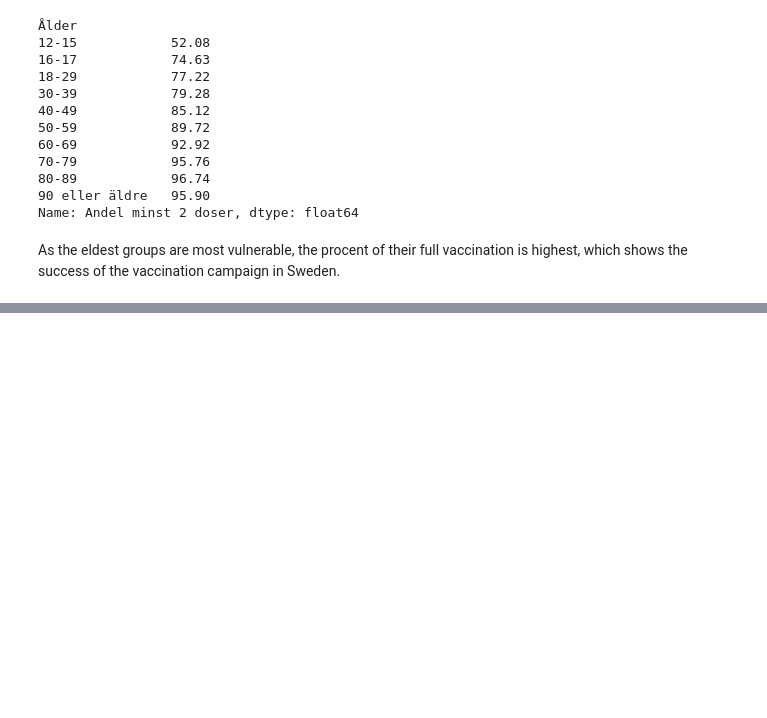
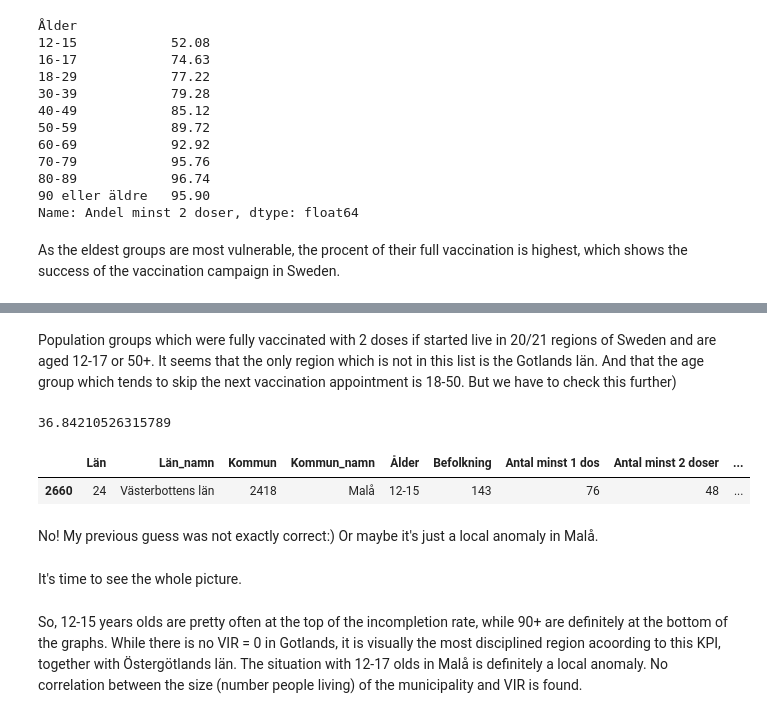
Before and after one commit to MaryKavalion/Data_Processing-Mary-Kavalionak, a Jupyter notebook: Lab-Covid19/Part 3. Exploratory data analysis.ipynb, the cells around one changed output, grey strips where cells are left out. Drawn from its saved outputs; the diff is of its cells as text; code cells hidden in the pictures; blank space fills up the shorter version.

```diff
--- a/Lab-Covid19/Part 3. Exploratory data analysis.ipynb
+++ b/Lab-Covid19/Part 3. Exploratory data analysis.ipynb
@@ -286,0 +329,16 @@ fully_vac_fig.write_html("./Visualizations/Insights/Fully_vaccinated_ratio")
+# %% [markdown]
+Population groups which were fully vaccinated with 2 doses if started live in 20/21 regions of Sweden and are aged 12-17 or 50+. It seems that the only region which is not in this list is the Gotlands län. And that the age group which tends to skip the next vaccination appointment is 18-50. But we have to check this further)
+# %%
+vaccindata['VIR'].max()
+# %% [output]
+36.84210526315789
+# %%
+least_disciplined = vaccindata.query("VIR == 36.84210526315789")
+least_disciplined
+# %% [output]
+|  | Län | Län_namn | Kommun | Kommun_namn | Ålder | Befolkning | Antal minst 1 dos | Antal minst 2 doser | ... |
+| 2660 | 24 | Västerbottens län | 2418 | Malå | 12-15 | 143 | 76 | 48 | ... |
+# %% [markdown]
+No! My previous guess was not exactly correct:) Or maybe it's just a local anomaly in Malå.
+# %% [markdown]
+It's time to see the whole picture.
@@ -286,0 +357,2 @@ fully_vac_fig.write_html("./Visualizations/Insights/Fully_vaccinated_ratio")
+# %% [markdown]
+So, 12-15 years olds are pretty often at the top of the incompletion rate, while 90+ are definitely at the bottom of the graphs. While there is no VIR = 0 in Gotlands, it is visually the most disciplined region acoording to this KPI, together with Östergötlands län. The situation with 12-17 olds in Malå is definitely a local anomaly. No correlation between the size (number people living) of the municipality and VIR is found.
```
Also changed, not shown: parts of 10 cells of this notebook, 1 other file.
